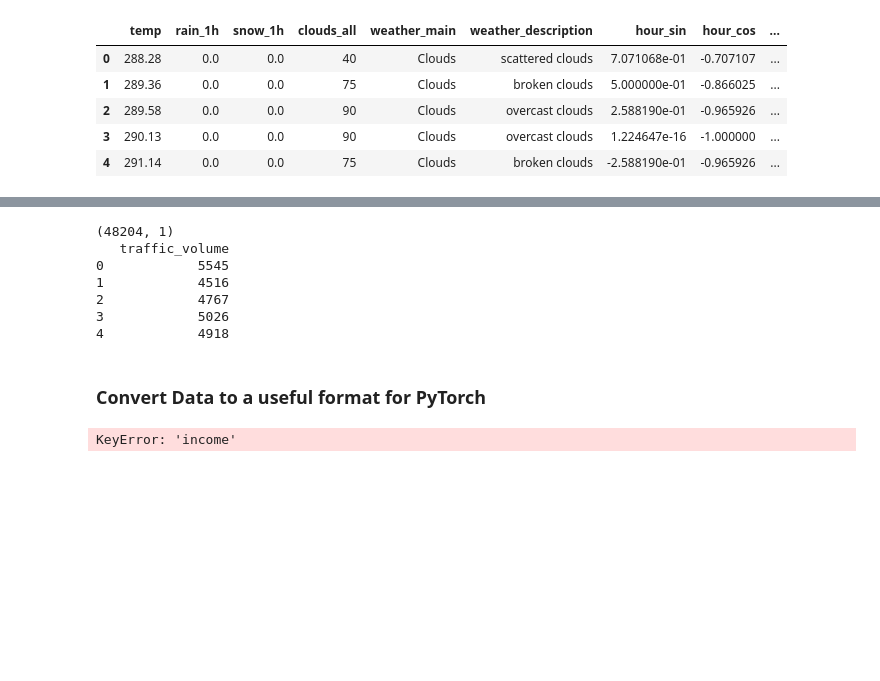
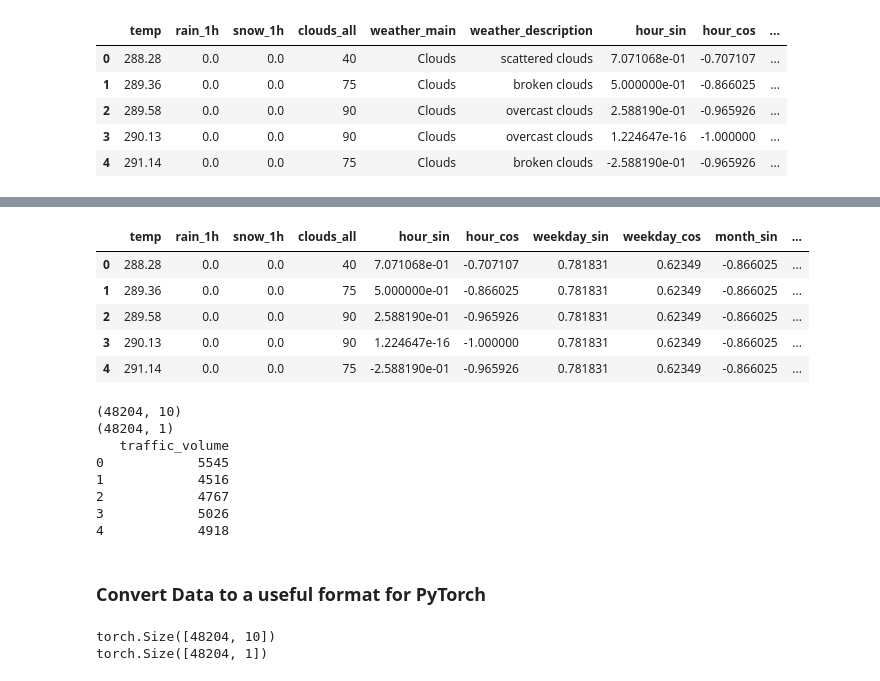
Before and after one commit to fromZeroToInf/DeepLearning-Basics, a Jupyter notebook: DensityNetworks/MixtureDensityNetworks/MDN.ipynb, the cells around one changed output, grey strips where cells are left out. Saved outputs shown, nothing was run; the diff lists cells and outputs as text; code cells hidden in the pictures; blank space fills up the shorter version.

```diff
--- a/DensityNetworks/MixtureDensityNetworks/MDN.ipynb
+++ b/DensityNetworks/MixtureDensityNetworks/MDN.ipynb
@@ -142,7 +149,19 @@ KeyError: "['weather_main', 'weather_description'] not found in axis"
+# %%
+X_clean.head()
+# %% [output]
+|  | temp | rain_1h | snow_1h | clouds_all | hour_sin | hour_cos | weekday_sin | weekday_cos | month_sin | ... |
+| 0 | 288.28 | 0.0 | 0.0 | 40 | 7.071068e-01 | -0.707107 | 0.781831 | 0.62349 | -0.866025 | ... |
+| 1 | 289.36 | 0.0 | 0.0 | 75 | 5.000000e-01 | -0.866025 | 0.781831 | 0.62349 | -0.866025 | ... |
+| 2 | 289.58 | 0.0 | 0.0 | 90 | 2.588190e-01 | -0.965926 | 0.781831 | 0.62349 | -0.866025 | ... |
+| 3 | 290.13 | 0.0 | 0.0 | 90 | 1.224647e-16 | -1.000000 | 0.781831 | 0.62349 | -0.866025 | ... |
+| 4 | 291.14 | 0.0 | 0.0 | 75 | -2.588190e-01 | -0.965926 | 0.781831 | 0.62349 | -0.866025 | ... |
 # %%
+
+print(X_clean.shape)
 print(y.shape)
 print(y.head())
 # %% [output]
+(48204, 10)
 (48204, 1)
    traffic_volume
 0            5545
@@ -153,21 +172,18 @@ print(y.head())
 # %% [markdown]
 ### Convert Data to a useful format for PyTorch
 # %%
-
-print(y_binary.value_counts())
-
-X_encoded = pd.get_dummies(X_clean)
-print(X_encoded)
-
-
-X_np = X_encoded.to_numpy().astype('float32')
-y_np = y_binary.to_numpy().astype('float32')
+X_np = X_clean.to_numpy().astype('float32')
+y_np = y.to_numpy().astype('float32')
 
 
 X_tensor = torch.from_numpy(X_np)
 y_tensor = torch.from_numpy(y_np)
 
+assert X_tensor.shape[0] == y_tensor.shape[0]
 print(X_tensor.shape)
 print(y_tensor.shape)
+
+dataset = TensorDataset(X_tensor, y_tensor)
 # %% [output]
-KeyError: 'income'
+torch.Size([48204, 10])
+torch.Size([48204, 1])
```
Also changed, not shown: parts of 16 cells of this notebook.
